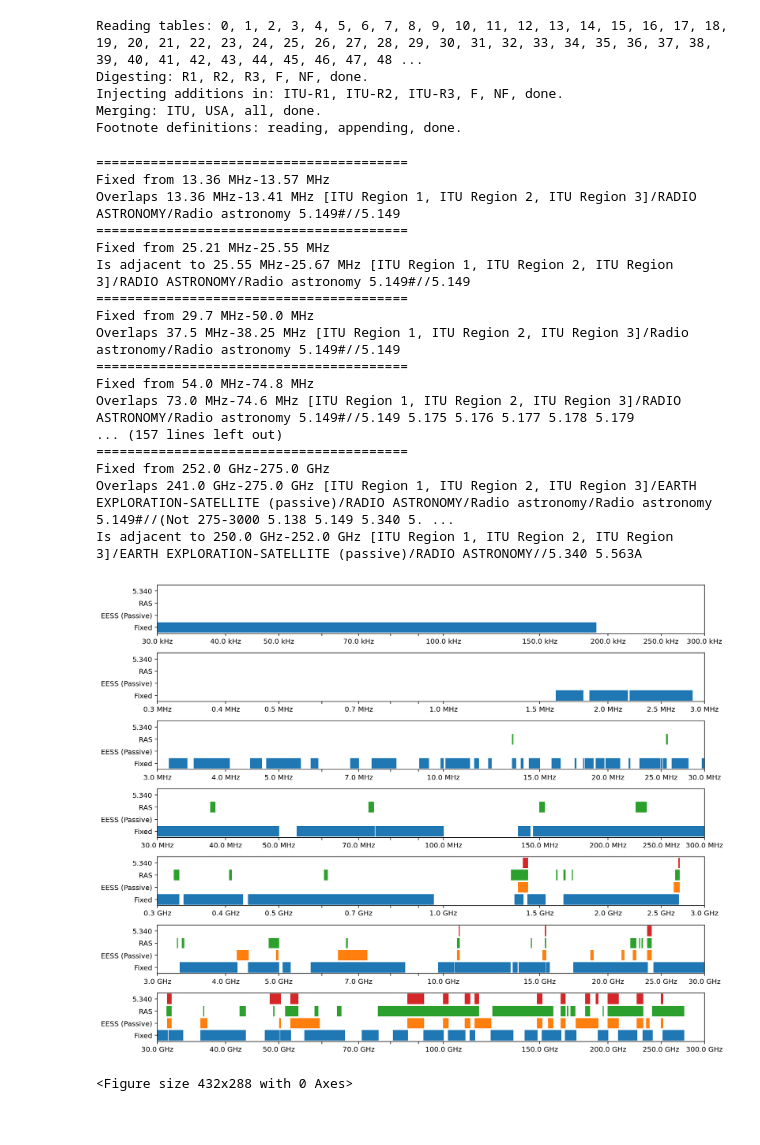
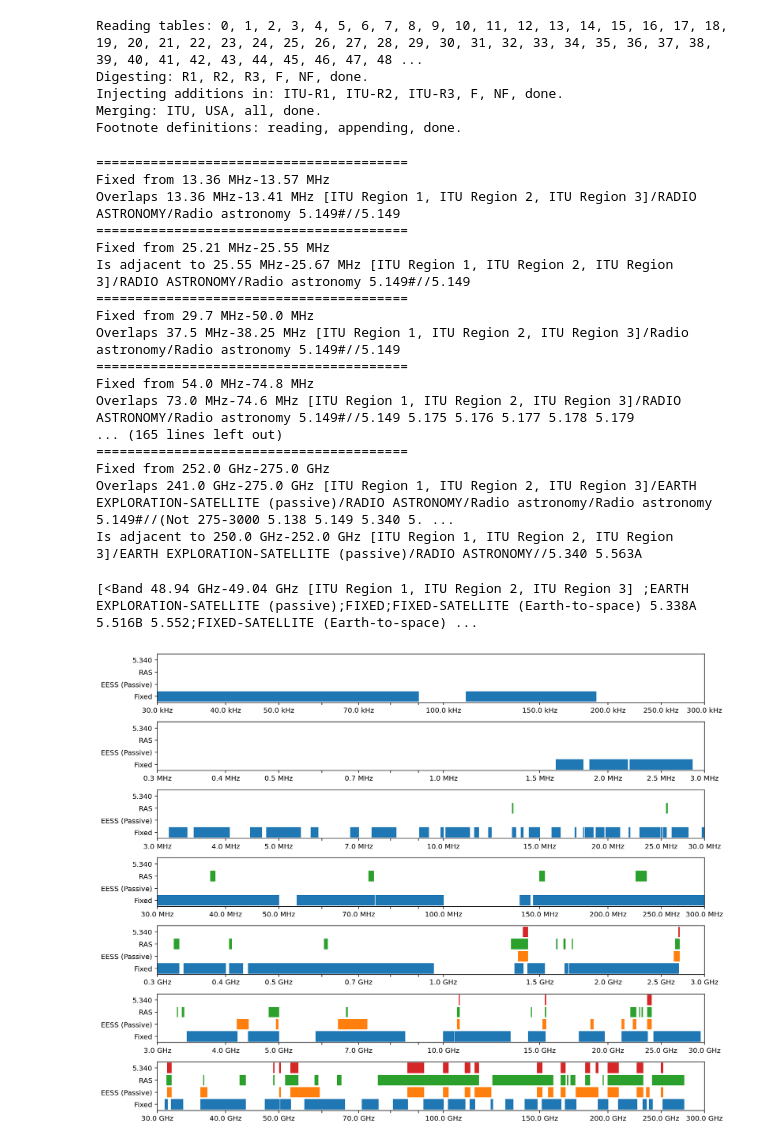
Before and after one commit to njlivesey/pyiturr5etc, a Jupyter notebook: ai9-1c.ipynb, the cells around one changed output. Saved outputs shown, nothing was run; the diff lists cells and outputs as text; code cells hidden in the pictures.

```diff
--- a/ai9-1c.ipynb
+++ b/ai9-1c.ipynb
@@ -16,7 +17,7 @@ Merging: ITU, USA, all, done.
 Footnote definitions: reading, appending, done.
 # %%
 fixed = tables.itu.stitch(
-    lambda band: band.has_allocation("Fixed*"))
+    lambda band: band.has_allocation("Fixed*", but_not="Fixed-Satellite*", primary=True))
 fixed.metadata["label"] = "Fixed"
 
 eess = tables.itu.stitch(
@@ -64,14 +65,24 @@ Overlaps 37.5 MHz-38.25 MHz [ITU Region 1, ITU Region 2, ITU Region 3]/Radio ast
 ========================================
 Fixed from 54.0 MHz-74.8 MHz
 Overlaps 73.0 MHz-74.6 MHz [ITU Region 1, ITU Region 2, ITU Region 3]/RADIO ASTRONOMY/Radio astronomy 5.149#//5.149 5.175 5.176 5.177 5.178 5.179
-... (157 lines left out)
+... (165 lines left out)
 ========================================
 Fixed from 252.0 GHz-275.0 GHz
 Overlaps 241.0 GHz-275.0 GHz [ITU Region 1, ITU Region 2, ITU Region 3]/EARTH EXPLORATION-SATELLITE (passive)/RADIO ASTRONOMY/Radio astronomy/Radio astronomy 5.149#//(Not 275-3000 5.138 5.149 5.340 5. ...
 Is adjacent to 250.0 GHz-252.0 GHz [ITU Region 1, ITU Region 2, ITU Region 3]/EARTH EXPLORATION-SATELLITE (passive)/RADIO ASTRONOMY//5.340 5.563A
+# %%
+# Fix the 5.340 at 48.2-50.2
+aep_patched = copy.deepcopy(aep)
+b = aep_patched[48.3*units.GHz][0]
+b.bounds = [ 48.94*units.GHz, 49.04*units.GHz ]
+extra = copy.deepcopy(b)
+extra.bounds = [50.2*units.GHz, 50.4*units.GHz]
+aep_patched.append(extra)
+print (aep_patched[48.3*units.GHz])
+# %% [output]
+[<Band 48.94 GHz-49.04 GHz [ITU Region 1, ITU Region 2, ITU Region 3] ;EARTH EXPLORATION-SATELLITE (passive);FIXED;FIXED-SATELLITE (Earth-to-space) 5.338A 5.516B 5.552;FIXED-SATELLITE (Earth-to-space) ...
 # %%
-pyfcctab.plot_bands(fixed, eess, ras, aep)
-plt.savefig("ai91c.png")
+pyfcctab.plot_bands(fixed, eess, ras, aep_patched)
+plt.savefig("ai91c.pdf")
 # %% [output]
-[figure, old version]
+[figure, new version]
-<Figure size 432x288 with 0 Axes>
```
Also changed, not shown: parts of 2 cells of this notebook, 4 other files.
